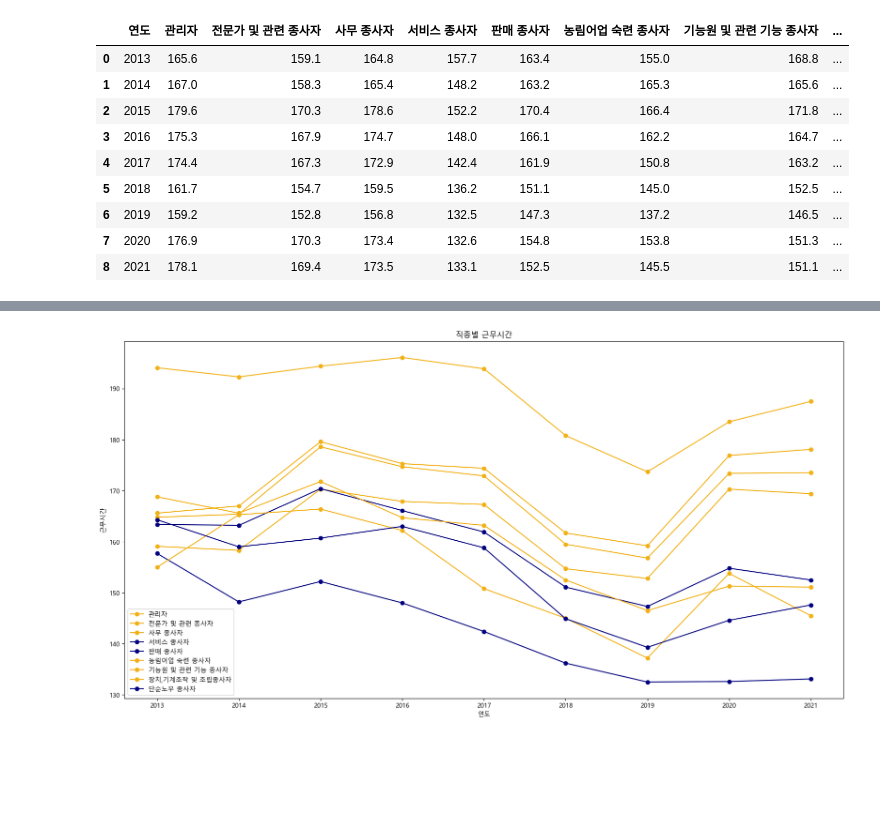
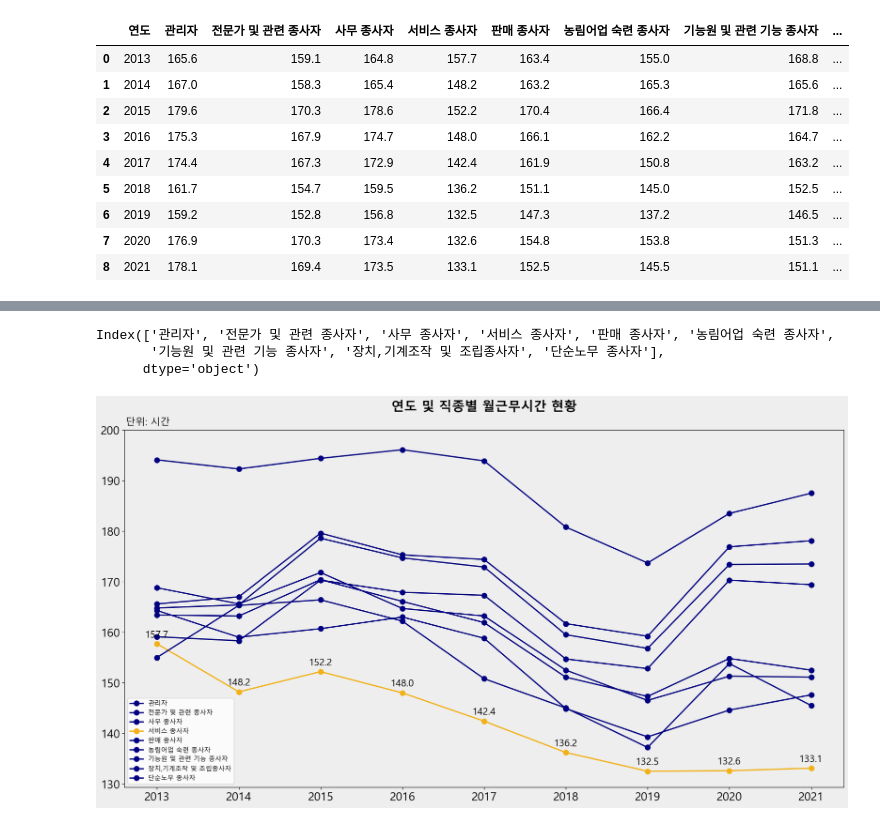
Before and after one commit to JBindio/MiniProject, a Jupyter notebook: Mini_Project_02_Minimum_Wage/project2(김동주)/근로시간_전직종.ipynb, the cells around one changed output, grey strips where cells are left out. Drawn from its saved outputs; the diff is of its cells as text; code cells hidden in the pictures; blank space fills up the shorter version.

```diff
--- a/Mini_Project_02_Minimum_Wage/project2(김동주)/근로시간_전직종.ipynb
+++ b/Mini_Project_02_Minimum_Wage/project2(김동주)/근로시간_전직종.ipynb
@@ -81,6 +81,3 @@ data_time
 | 6 | 2019 | 159.2 | 152.8 | 156.8 | 132.5 | 147.3 | 137.2 | 146.5 | ... |
 | 7 | 2020 | 176.9 | 170.3 | 173.4 | 132.6 | 154.8 | 153.8 | 151.3 | ... |
 | 8 | 2021 | 178.1 | 169.4 | 173.5 | 133.1 | 152.5 | 145.5 | 151.1 | ... |
-# %%
-data_time = data_time.set_index("연도")
-data_time
@@ -111,12 +84,36 @@ plt.show()
-# %%
-color = ['#F2B117','#F2B117','#F2B117','navy','navy','#F2B117','#F2B117','#F2B117','navy']
-data_time.plot(title = 'SomeTitle', figsize=(20,10), legend = True, marker = 'o', rot=0, color = color)
-
-
-plt.xlabel('연도')
-plt.ylabel('근무시간')
-plt.title('직종별 근무시간')
-
-plt.show()
-# %% [output]
-[figure, removed]
+# %%
+data_time.columns[1:]
+# %% [output]
+Index(['관리자', '전문가 및 관련 종사자', '사무 종사자', '서비스 종사자', '판매 종사자', '농림어업 숙련 종사자',
+       '기능원 및 관련 기능 종사자', '장치,기계조작 및 조립종사자', '단순노무 종사자'],
+      dtype='object')
+# %%
+color = ['navy','navy','navy','#F2B117','navy','navy','navy','navy','navy']
+ylist = np.arange(130,210,10)
+
+fig = plt.figure(figsize=(20,10))
+
+plt.title('연도 및 직종별 월근무시간 현황', fontsize = 20,loc='center', pad=30, fontweight="bold")
+
+fig.set_facecolor('#EEEEEE')
+plt.gca().set_facecolor('#EEEEEE')
+plt.rc('font', family = 'Malgun Gothic', size = 18)
+
+for i in range(len(data_time.columns[1:])):
+    plt.plot(data_time['연도'],data_time[data_time.columns[i+1]],marker = 'o', ms= 8, color = color[i])
+
+
+for i in range(len(data_time['연도'])):
+    height = data_time['서비스 종사자'][i:i+1]
+    plt.text(data_time['연도'][i:i+1], height + 0.8, '%.1f' %height, ha='center', va='bottom', size = 15,
+             color='black')
+
+plt.rcParams['lines.linewidth'] = 2
+
+plt.text(-0.38,201, '단위: 시간', fontsize=15, color = 'black')
+
+plt.yticks(ylist)
+plt.legend(data_time.columns[1:], fontsize=10)
+plt.show()
+# %% [output]
+[figure, added]
```
Also changed, not shown: parts of 2 cells of this notebook, 3 other files.
